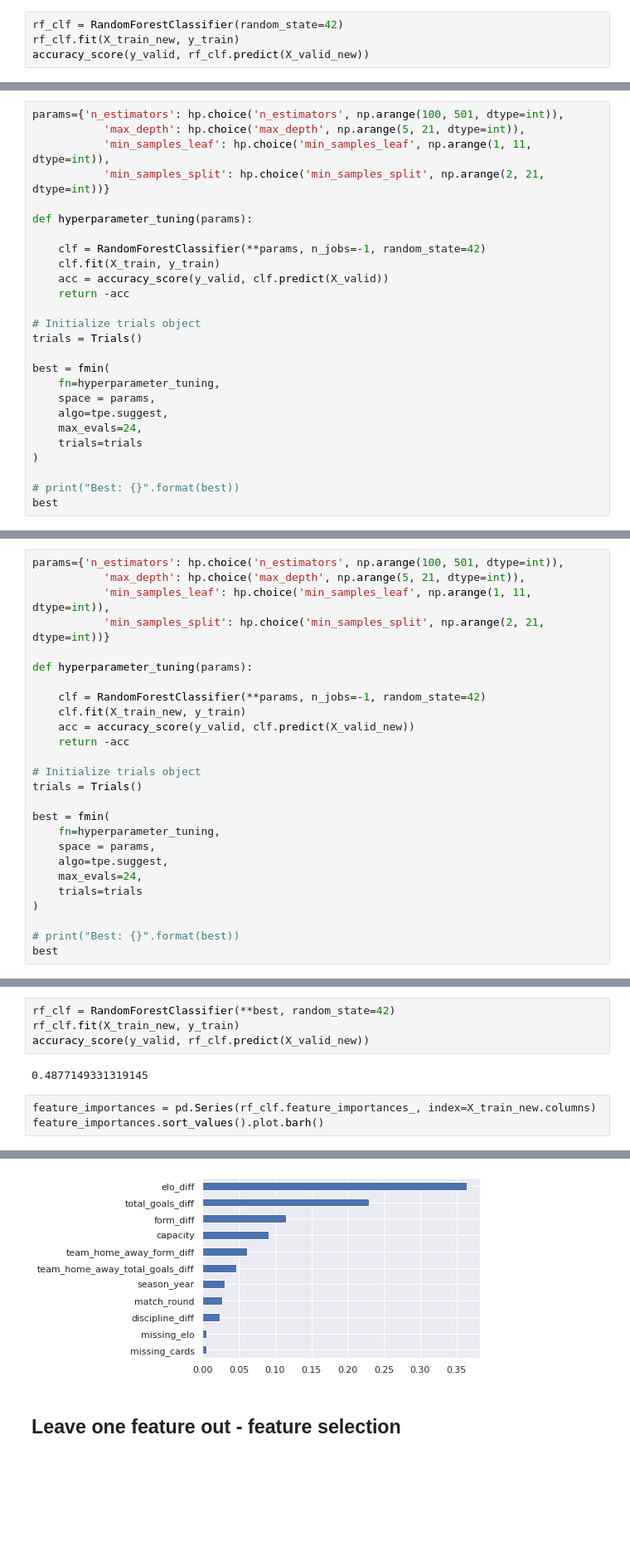
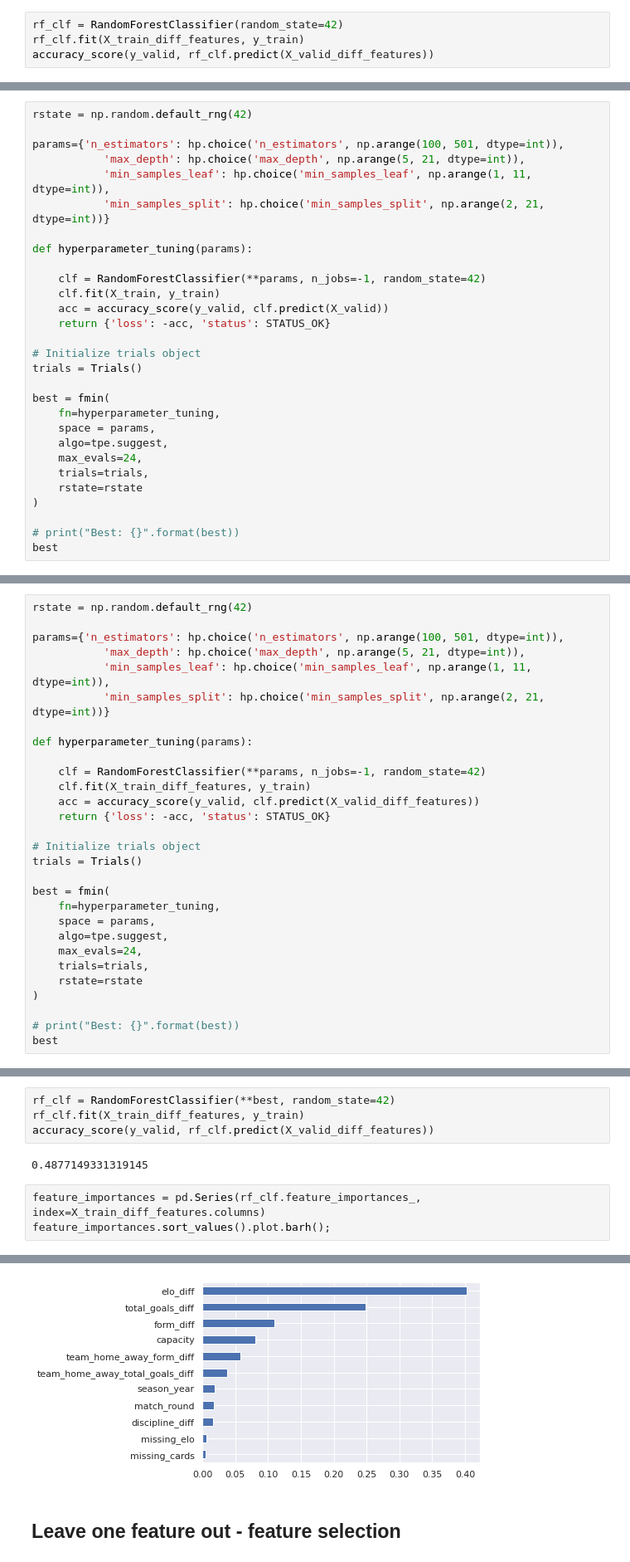
Before and after one commit to dan-bouchard/Football-Match-Outcome-Prediction, a Jupyter notebook: modelling.ipynb, the cells around one changed output, grey strips where cells are left out. Shown at 83% size. Saved outputs shown, nothing was run; the diff lists cells and outputs as text; blank space fills up the shorter version.

Commit message:
train models

```diff
--- a/modelling.ipynb
+++ b/modelling.ipynb
@@ -251,11 +354,13 @@ accuracy_score(y_valid, rf_clf.predict(X_valid))
 0.47003154574132494
 # %%
 rf_clf = RandomForestClassifier(random_state=42)
-rf_clf.fit(X_train_new, y_train)
-accuracy_score(y_valid, rf_clf.predict(X_valid_new))
+rf_clf.fit(X_train_diff_features, y_train)
+accuracy_score(y_valid, rf_clf.predict(X_valid_diff_features))
 # %% [output]
 0.46772115341893633
 # %%
+rstate = np.random.default_rng(42)
+
 params={'n_estimators': hp.choice('n_estimators', np.arange(100, 501, dtype=int)),
            'max_depth': hp.choice('max_depth', np.arange(5, 21, dtype=int)),
            'min_samples_leaf': hp.choice('min_samples_leaf', np.arange(1, 11, dtype=int)),
@@ -266,7 +371,7 @@ def hyperparameter_tuning(params):
     clf = RandomForestClassifier(**params, n_jobs=-1, random_state=42)
     clf.fit(X_train, y_train)
     acc = accuracy_score(y_valid, clf.predict(X_valid))
-    return -acc
+    return {'loss': -acc, 'status': STATUS_OK}
 
 # Initialize trials object
 trials = Trials()
@@ -276,7 +381,8 @@ best = fmin(
     space = params,
     algo=tpe.suggest,
     max_evals=24,
-    trials=trials
+    trials=trials,
+    rstate=rstate
 )
 
 # print("Best: {}".format(best))
@@ -301,4 +406,6 @@ feature_importances.sort_values().plot.barh()
 # %%
+rstate = np.random.default_rng(42)
+
 params={'n_estimators': hp.choice('n_estimators', np.arange(100, 501, dtype=int)),
            'max_depth': hp.choice('max_depth', np.arange(5, 21, dtype=int)),
            'min_samples_leaf': hp.choice('min_samples_leaf', np.arange(1, 11, dtype=int)),
@@ -307,9 +414,9 @@ params={'n_estimators': hp.choice('n_estimators', np.arange(100, 501, dtype=int)
 def hyperparameter_tuning(params):
 
     clf = RandomForestClassifier(**params, n_jobs=-1, random_state=42)
-    clf.fit(X_train_new, y_train)
-    acc = accuracy_score(y_valid, clf.predict(X_valid_new))
-    return -acc
+    clf.fit(X_train_diff_features, y_train)
+    acc = accuracy_score(y_valid, clf.predict(X_valid_diff_features))
+    return {'loss': -acc, 'status': STATUS_OK}
 
 # Initialize trials object
 trials = Trials()
@@ -319,7 +426,8 @@ best = fmin(
     space = params,
     algo=tpe.suggest,
     max_evals=24,
-    trials=trials
+    trials=trials,
+    rstate=rstate
 )
 
 # print("Best: {}".format(best))
@@ -332,10 +440,10 @@ best
 # %%
 rf_clf = RandomForestClassifier(**best, random_state=42)
-rf_clf.fit(X_train_new, y_train)
-accuracy_score(y_valid, rf_clf.predict(X_valid_new))
+rf_clf.fit(X_train_diff_features, y_train)
+accuracy_score(y_valid, rf_clf.predict(X_valid_diff_features))
 # %% [output]
 0.4877149331319145
 # %%
-feature_importances = pd.Series(rf_clf.feature_importances_, index=X_train_new.columns)
-feature_importances.sort_values().plot.barh()
+feature_importances = pd.Series(rf_clf.feature_importances_, index=X_train_diff_features.columns)
+feature_importances.sort_values().plot.barh();
 # %% [output]
@@ -343,3 +450,3 @@ feature_importances.sort_values().plot.barh()
-[figure, old version]
+[figure, new version]
 # %% [markdown]
 ## Leave one feature out - feature selection
```
Also changed, not shown: parts of 77 cells of this notebook.
